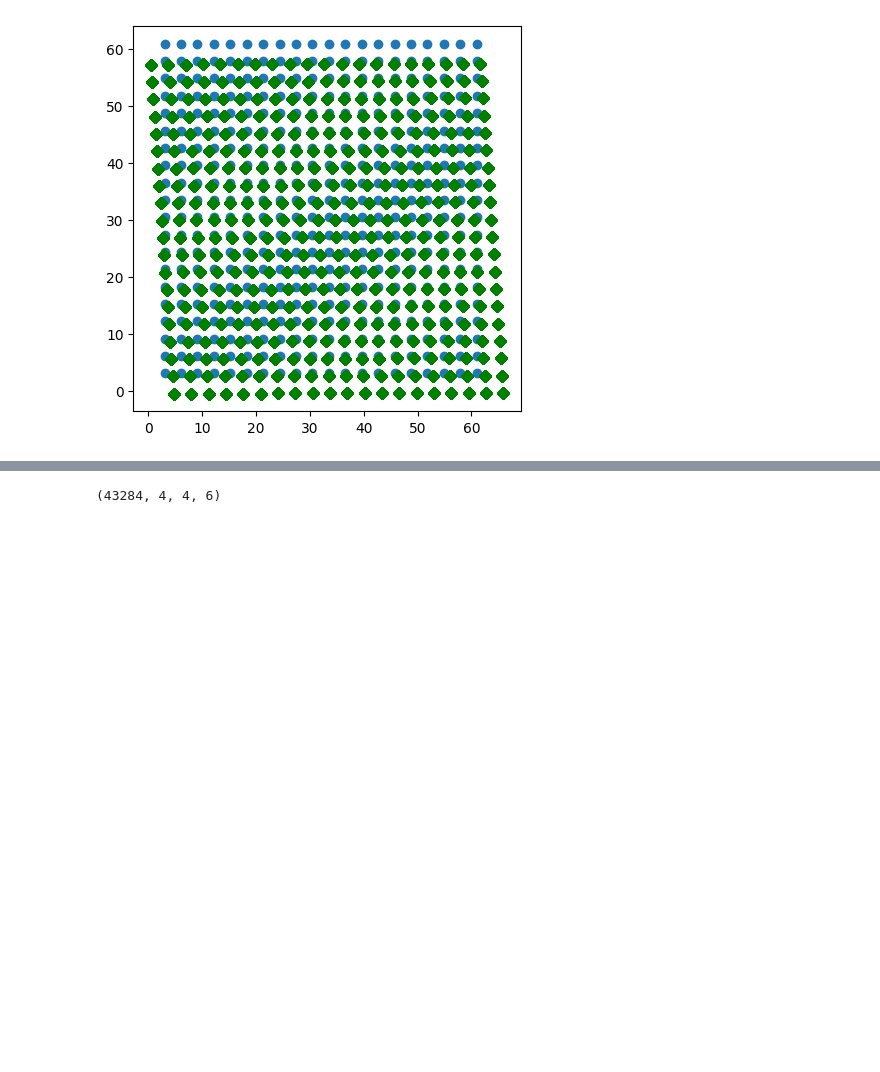
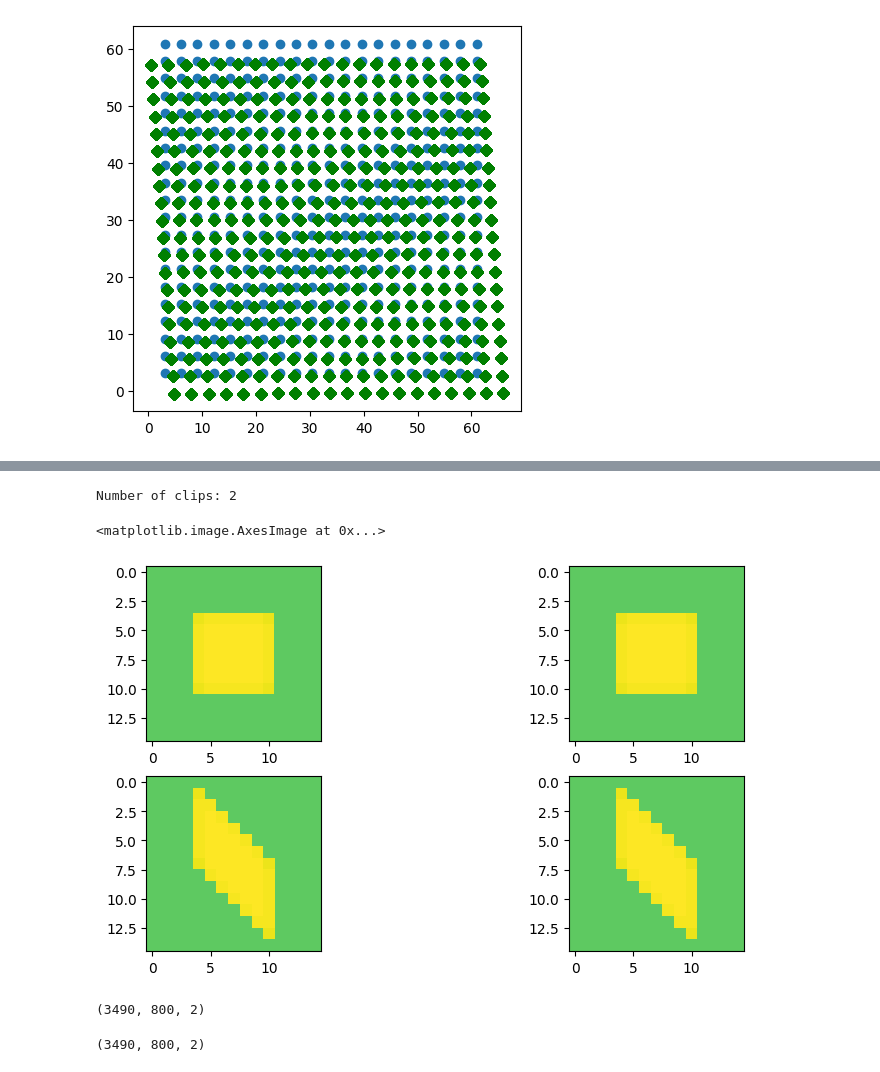
Before and after one commit to tpfffr/neon_blink_detection, a Jupyter notebook: notebooks/data_augmentation2.ipynb, the cells around one changed output, grey strips where cells are left out. Saved outputs shown, nothing was run; the diff lists cells and outputs as text; code cells hidden in the pictures; blank space fills up the shorter version.

```diff
--- a/notebooks/data_augmentation2.ipynb
+++ b/notebooks/data_augmentation2.ipynb
@@ -16,7 +16,7 @@ aug_params = AugParams()
 
 clip_name = "1322-2023-02-03-14-25-41-7883a14f"
 
-of_params = OfParams(n_layers=3, layer_interval=7, average=False, img_shape=(64, 64), grid_size=4, step_size=5, window_size=11, stop_steps=3)
+of_params = OfParams(n_layers=3, layer_interval=7, average=False, img_shape=(64, 64), grid_size=15, step_size=5, window_size=11, stop_steps=3)
 
 rec = video_loader(of_params, aug_params)
 
@@ -309,0 +236,74 @@ ax[2, 1].imshow(features_per_layer[iframe, :, :, 4].transpose())
+# %%
+import matplotlib.pyplot as plt
+
+
+from src.features_calculator import (
+    new_concatenate_features,
+    get_augmentation_pars,
+)
+
+feature_array, all_timestamps, clip_transitions = rec._load_features(
+            clip_name, rec._of_params)
+
+# Add random sampling of some indicies
+
+n_clips = clip_transitions.shape[0] + 1
+clip_feature_array = np.split(feature_array, clip_transitions + 1, axis=0)
+clip_timestamps = np.split(all_timestamps, clip_transitions + 1, axis=0)
+# %% [output]
+Number of clips: 2
+# %%
+all_times = (all_timestamps[0:10000] - all_timestamps[0]) / 1e9
+indc_times = [2, 500, 1000, 2000, 5000, 10000]
+
+aug_params = get_augmentation_pars()
+aug_params["speed"] = 1
+aug_params["translation"] = np.zeros((1, 2))
+aug_params["scale"] = 1
+aug_params["linear_distort"] = np.eye(2)
+
+aug_feat = new_concatenate_features(
+    feature_array[0:10000],
+    rec._of_params,
+    all_times,
+    indc_times[0],
+    aug_params,
+)
+
+left = aug_feat[0, :675].reshape(3, 15, 15)
+right = aug_feat[0, 675:].reshape(3, 15, 15)
+
+
+aug_params = get_augmentation_pars()
+aug_params["speed"] = 1
+aug_params["translation"] = [0, 0]
+aug_params["scale"] = 1
+
+
+aug_params["linear_distort"] = np.eye(2) + [[0, 0], [0, 0]]
+
+aug_feat = new_concatenate_features(
+    feature_array[0:10000],
+    rec._of_params,
+    all_times,
+    indc_times[0],
+    aug_params,
+)
+
+left_aug = aug_feat[0, :675].reshape(3, 15, 15)
+right_aug = aug_feat[0, 675:].reshape(3, 15, 15)
+
+
+f, ax = plt.subplots(2, 2, figsize=(10, 5))
+
+ax[0, 0].imshow(left[0, :, :], vmin=-3, vmax=1)
+ax[0, 1].imshow(right[0, :, :], vmin=-3, vmax=1)
+ax[1, 0].imshow(left_aug[0, :, :], vmin=-3, vmax=1)
+ax[1, 1].imshow(right_aug[0, :, :], vmin=-3, vmax=1)
+# %% [output]
+<matplotlib.image.AxesImage at 0x...>
+[figure, added]
+# %%
+feature_array[]
+# %% [output]
+(3490, 800, 2)
@@ -310,4 +321,4 @@ ax[2, 1].imshow(features_per_layer[iframe, :, :, 4].transpose())
 # %%
-features_per_layer.shape
+feature_array.shape
 # %% [output]
-(43284, 4, 4, 6)
+(3490, 800, 2)
```
Also changed, not shown: parts of 18 cells of this notebook, 9 other files.
